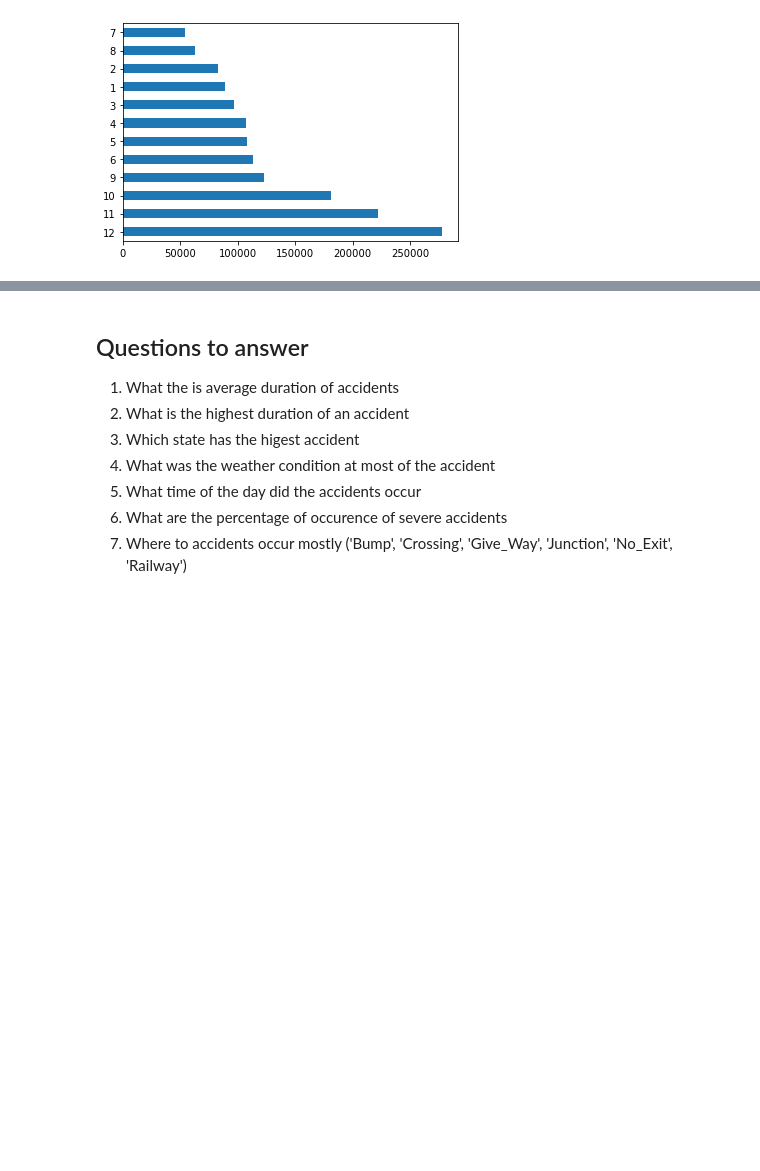
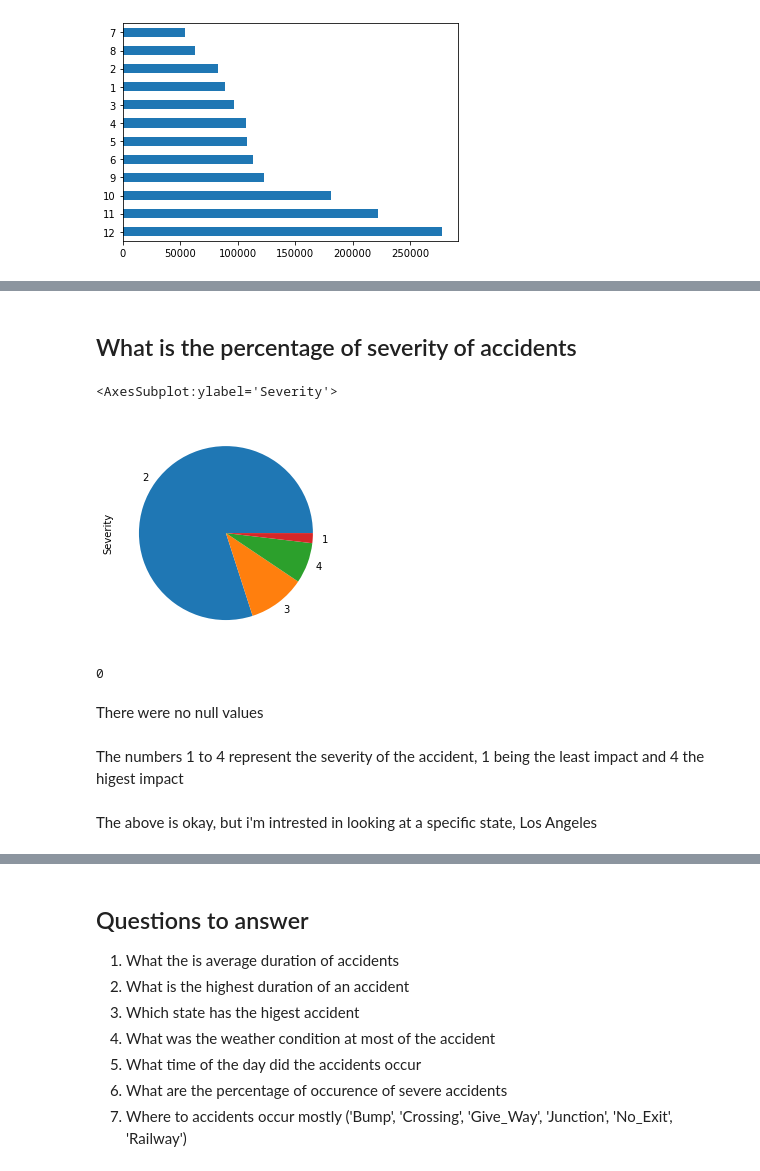
Before and after one commit to Walz194/us_accidents, a Jupyter notebook: us-accidents.ipynb, the cells around one changed output, grey strips where cells are left out. Drawn from its saved outputs; the diff is of its cells as text; code cells hidden in the pictures; blank space fills up the shorter version.

```diff
--- a/us-accidents.ipynb
+++ b/us-accidents.ipynb
@@ -505,0 +665,17 @@ dtype: float64
+# %% [markdown]
+## What is the percentage of severity of accidents
+# %%
+new_df.Severity.value_counts().plot(kind='pie')
+# %% [output]
+<AxesSubplot:ylabel='Severity'>
+[figure, added]
+# %%
+new_df['Severity'].isna().sum()
+# %% [output]
+0
+# %% [markdown]
+There were no null values
+# %% [markdown]
+The numbers 1 to 4 represent the severity of the accident, 1 being the least impact and 4 the higest impact
+# %% [markdown]
+The above is okay, but i'm intrested in looking at a specific state, Los Angeles
```
Also changed, not shown: parts of 48 cells of this notebook.
